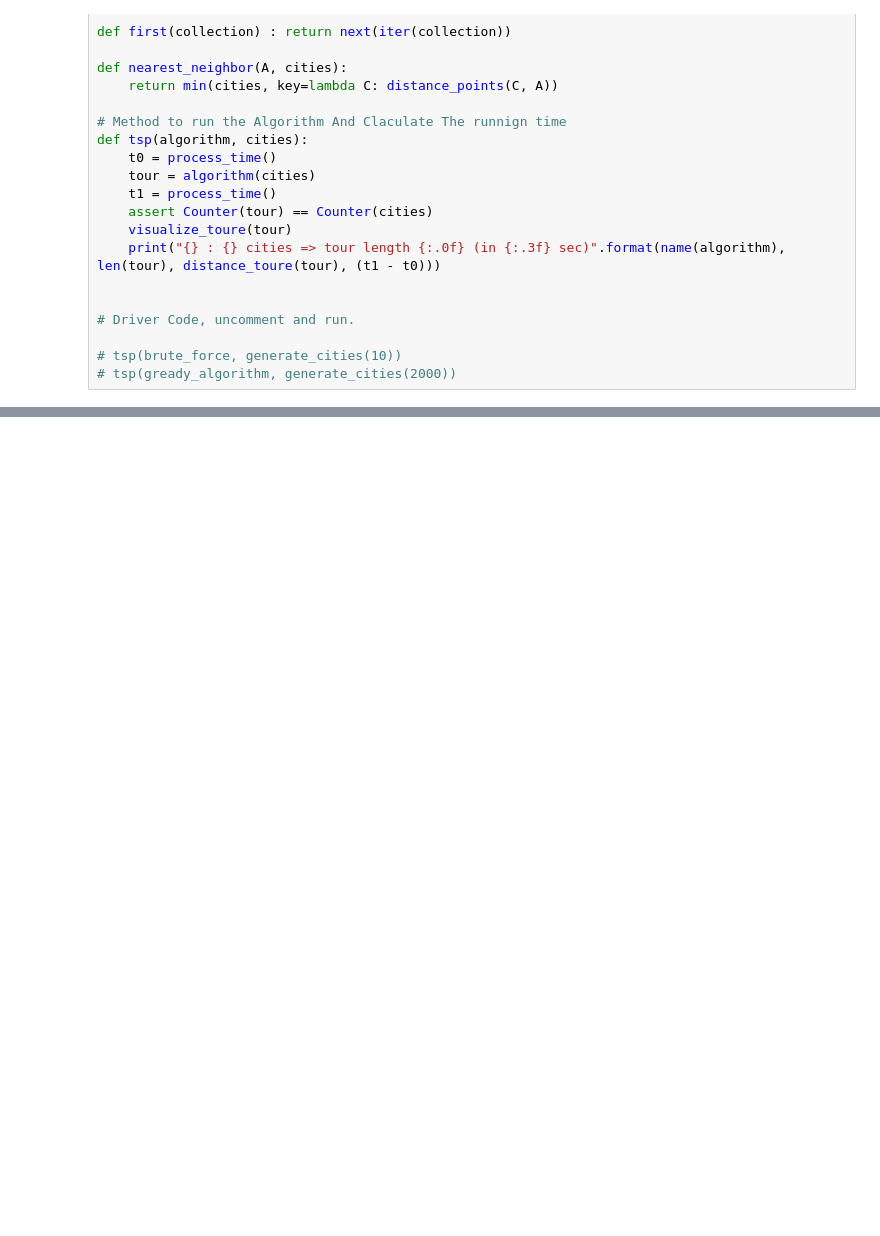
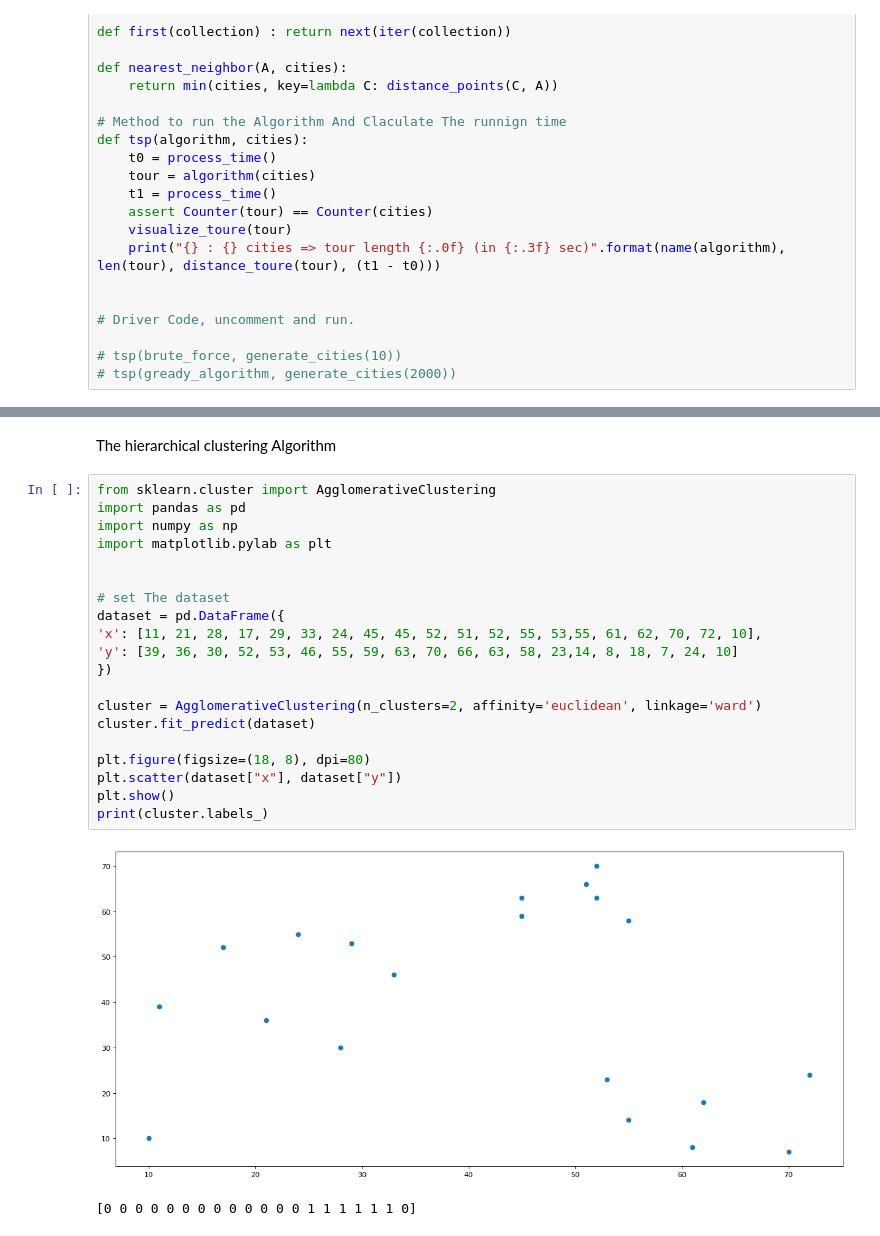
Before and after one commit to A9B9/-40-Algorithms-Every-Programmer-Should-Know, a Jupyter notebook: Algorithms.ipynb, the cells around one changed output, grey strips where cells are left out. Saved outputs shown, nothing was run; the diff lists cells and outputs as text; blank space fills up the shorter version.

```diff
--- a/Algorithms.ipynb
+++ b/Algorithms.ipynb
@@ -284,0 +385,25 @@ def tsp(algorithm, cities):
+# %% [markdown]
+The hierarchical clustering Algorithm
+# %%
+from sklearn.cluster import AgglomerativeClustering
+import pandas as pd
+import numpy as np
+import matplotlib.pylab as plt
+
+
+# set The dataset
+dataset = pd.DataFrame({
+'x': [11, 21, 28, 17, 29, 33, 24, 45, 45, 52, 51, 52, 55, 53,55, 61, 62, 70, 72, 10],
+'y': [39, 36, 30, 52, 53, 46, 55, 59, 63, 70, 66, 63, 58, 23,14, 8, 18, 7, 24, 10]
+})
+
+cluster = AgglomerativeClustering(n_clusters=2, affinity='euclidean', linkage='ward')
+cluster.fit_predict(dataset)
+
+plt.figure(figsize=(18, 8), dpi=80)
+plt.scatter(dataset["x"], dataset["y"])
+plt.show()
+print(cluster.labels_)
+# %% [output]
+[figure, added]
+[0 0 0 0 0 0 0 0 0 0 0 0 0 1 1 1 1 1 1 0]
```
Also changed, not shown: parts of 6 cells of this notebook, 1 other file.
